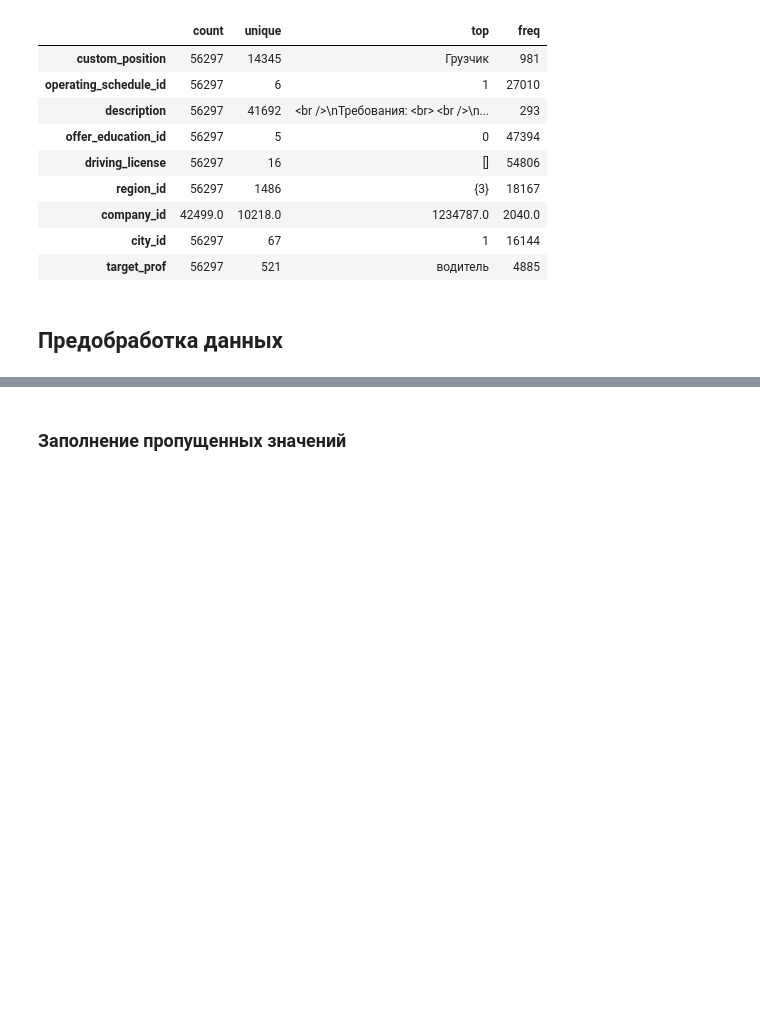
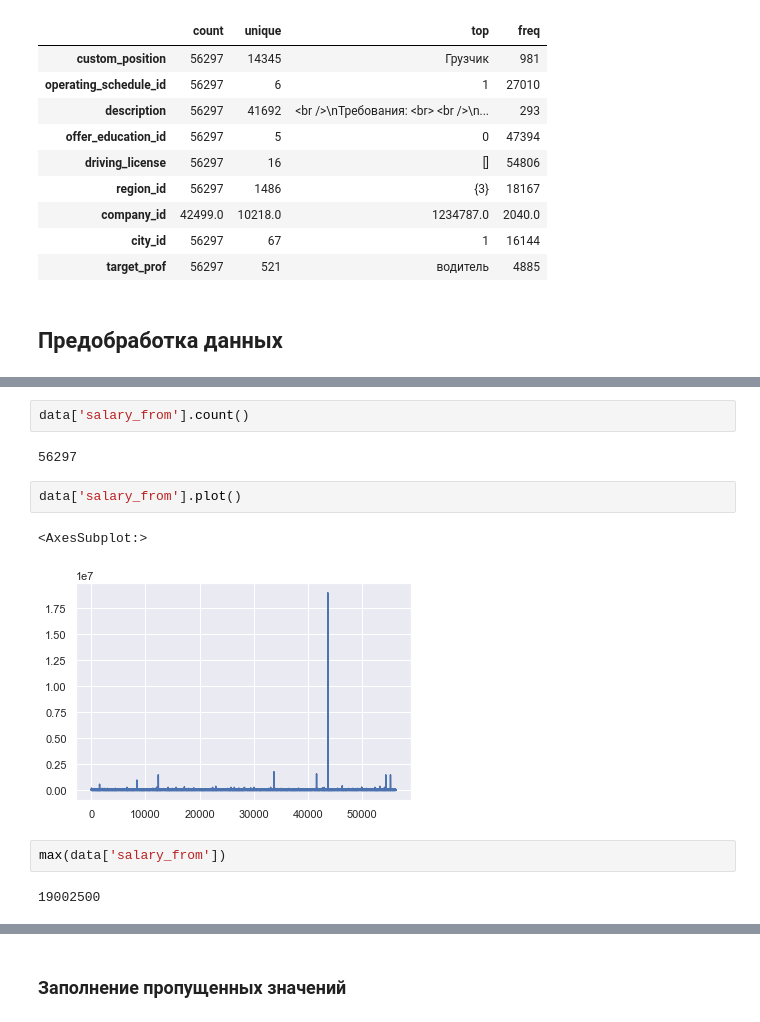
Before and after one commit to Metafiz/recruitment, a Jupyter notebook: baseline.ipynb, the cells around one changed output, grey strips where cells are left out. Saved outputs shown, nothing was run; the diff lists cells and outputs as text; blank space fills up the shorter version.

```diff
--- a/baseline.ipynb
+++ b/baseline.ipynb
@@ -243,0 +270,13 @@ data[categorical_columns].describe().T
+# %%
+data['salary_from'].count()
+# %% [output]
+56297
+# %%
+data['salary_from'].plot()
+# %% [output]
+<AxesSubplot:>
+[figure, added]
+# %%
+max(data['salary_from'])
+# %% [output]
+19002500
```
Also changed, not shown: parts of 32 cells of this notebook.
